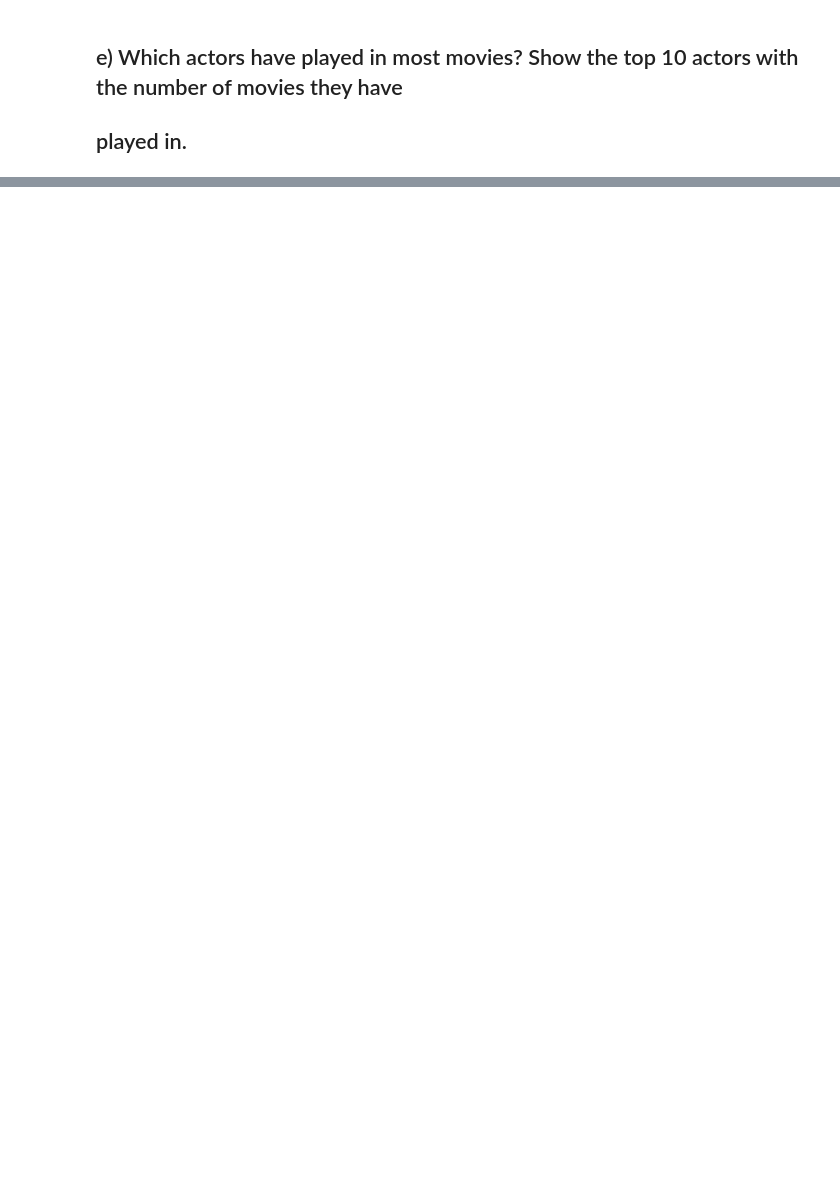
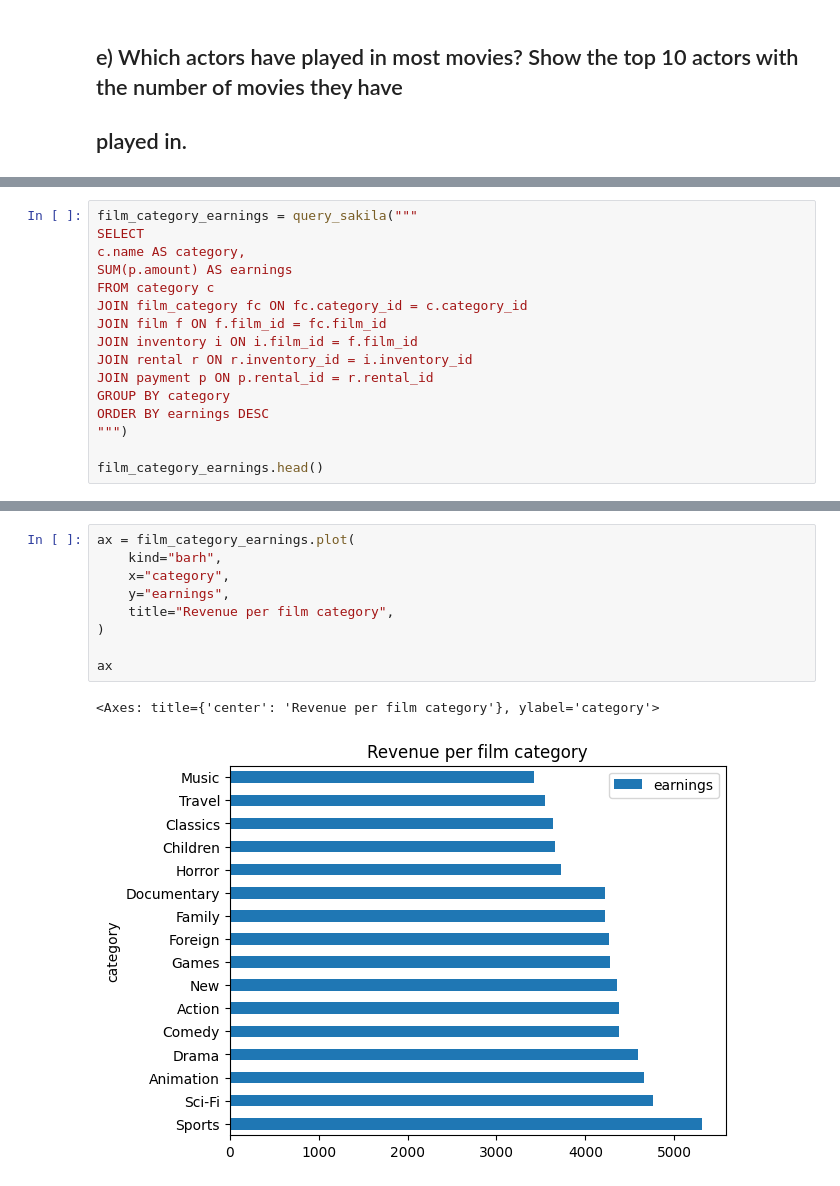
Before and after one commit to EdvinGlawing/sakila_lab_edvin_glawing, a Jupyter notebook: jupyter_notebook.ipynb, the cells around one changed output, grey strips where cells are left out. Saved outputs shown, nothing was run; the diff lists cells and outputs as text; blank space fills up the shorter version.

```diff
--- a/jupyter_notebook.ipynb
+++ b/jupyter_notebook.ipynb
@@ -167,0 +221,16 @@ ORDER BY film_count DESC LIMIT 10
+# %%
+film_category_earnings = query_sakila("""
+SELECT
+c.name AS category,
+SUM(p.amount) AS earnings
+FROM category c
+JOIN film_category fc ON fc.category_id = c.category_id
+JOIN film f ON f.film_id = fc.film_id
+JOIN inventory i ON i.film_id = f.film_id
+JOIN rental r ON r.inventory_id = i.inventory_id
+JOIN payment p ON p.rental_id = r.rental_id
+GROUP BY category
+ORDER BY earnings DESC
+""")
+
+film_category_earnings.head()
@@ -167,0 +244,12 @@ ORDER BY film_count DESC LIMIT 10
+# %%
+ax = film_category_earnings.plot(
+    kind="barh",
+    x="category",
+    y="earnings",
+    title="Revenue per film category",
+)
+
+ax
+# %% [output]
+<Axes: title={'center': 'Revenue per film category'}, ylabel='category'>
+[figure, added]
```
Also changed, not shown: parts of 13 cells of this notebook.
